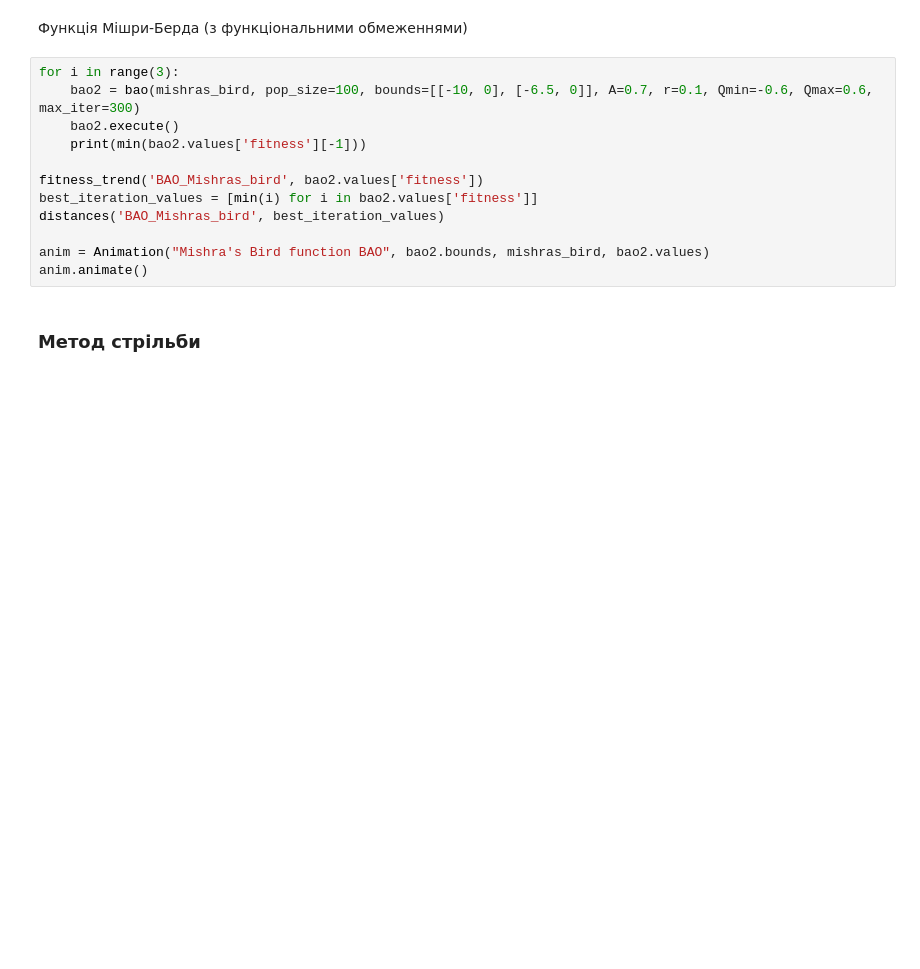
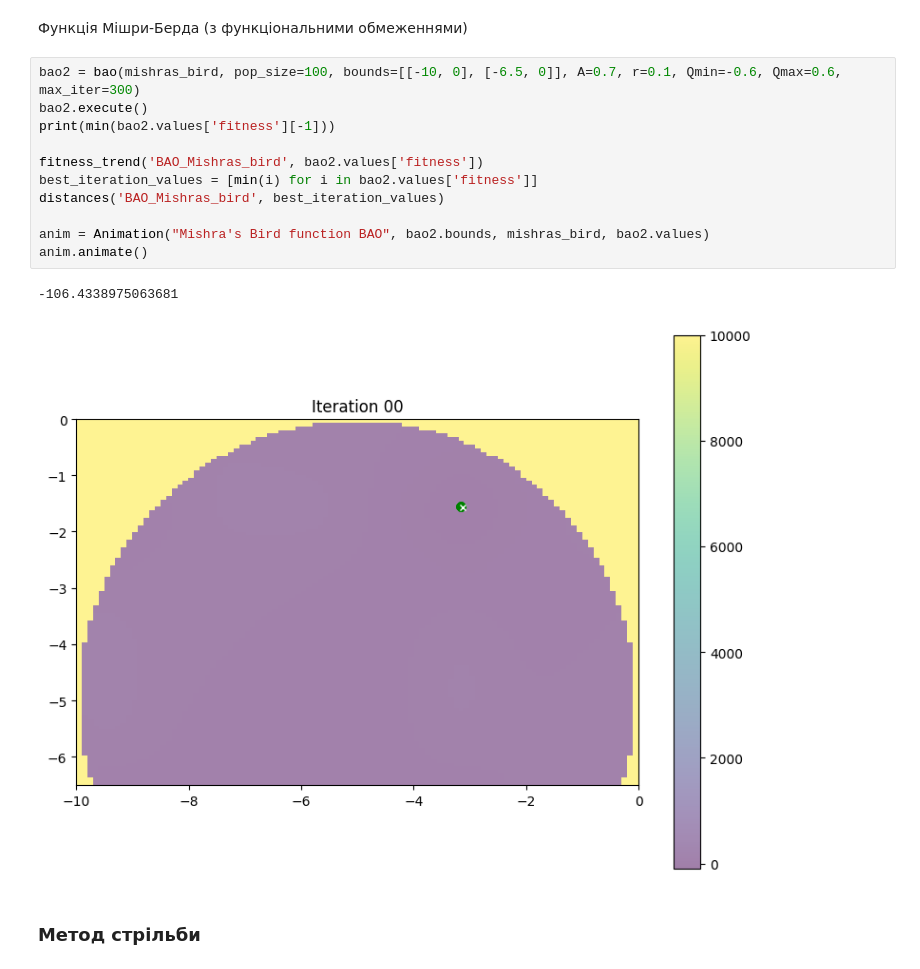
Before and after one commit to Terlok/SwarmIntelligence, a Jupyter notebook: lab 3/main.ipynb, the cells around one changed output. Drawn from its saved outputs; the diff is of its cells as text; blank space fills up the shorter version.

```diff
--- a/lab 3/main.ipynb
+++ b/lab 3/main.ipynb
@@ -44,16 +50,18 @@ distances('BAO_Rastrigin', best_iteration_values)
 # %% [markdown]
 Функція Мішри-Берда (з функціональними обмеженнями)
 # %%
-for i in range(3):
-    bao2 = bao(mishras_bird, pop_size=100, bounds=[[-10, 0], [-6.5, 0]], A=0.7, r=0.1, Qmin=-0.6, Qmax=0.6, max_iter=300)
-    bao2.execute()
-    print(min(bao2.values['fitness'][-1]))
+bao2 = bao(mishras_bird, pop_size=100, bounds=[[-10, 0], [-6.5, 0]], A=0.7, r=0.1, Qmin=-0.6, Qmax=0.6, max_iter=300)
+bao2.execute()
+print(min(bao2.values['fitness'][-1]))
 
 fitness_trend('BAO_Mishras_bird', bao2.values['fitness'])
 best_iteration_values = [min(i) for i in bao2.values['fitness']]
 distances('BAO_Mishras_bird', best_iteration_values)
 
 anim = Animation("Mishra's Bird function BAO", bao2.bounds, mishras_bird, bao2.values)
 anim.animate()
+# %% [output]
+-106.4338975063681
+[figure, added]
 # %% [markdown]
 ### Метод стрільби
```
Also changed, not shown: parts of 4 cells of this notebook, 14 other files.
